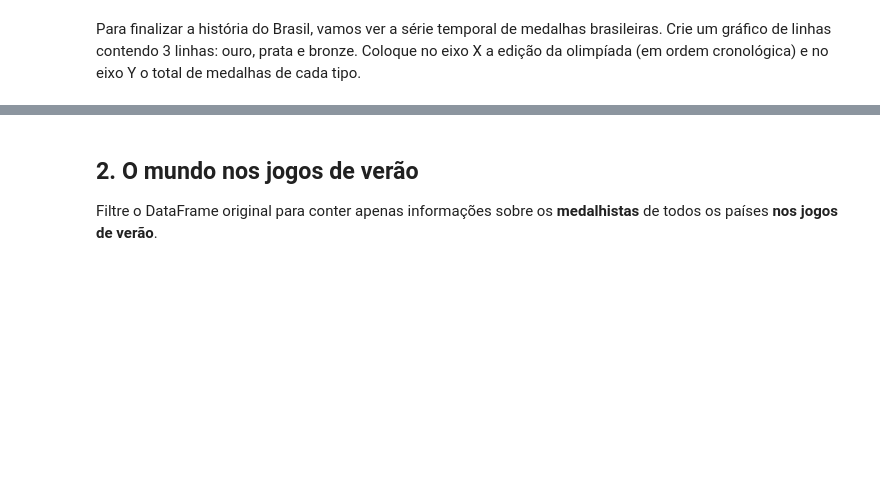
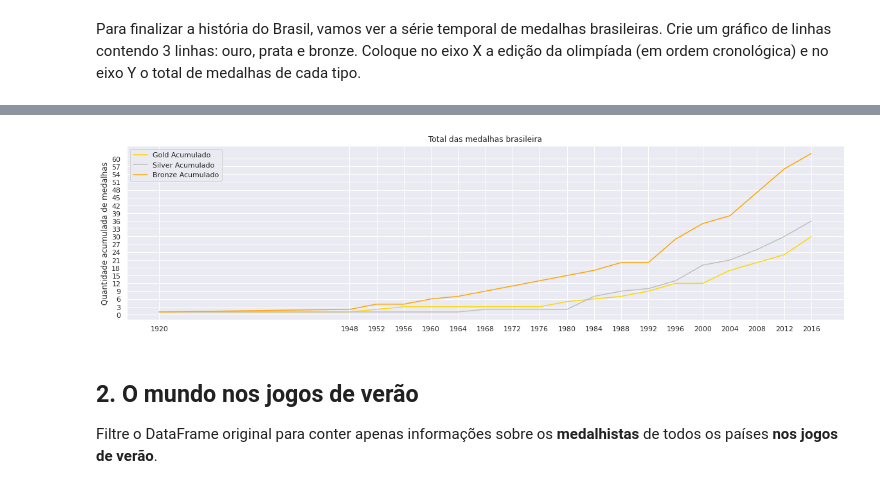
Before and after one commit to maycmesquia/Tool_Box, a Jupyter notebook: Projeto_Dataviz.ipynb, the cells around one changed output, grey strips where cells are left out. Cells and saved outputs as stored; diff of their text form; code cells hidden in the pictures; blank space fills up the shorter version.

```diff
--- a/Projeto_Dataviz.ipynb
+++ b/Projeto_Dataviz.ipynb
@@ -320,3 +314,17 @@ plt.xticks(df_eventos.index);
+# %%
+plt.figure(figsize=(20,5))
+
+plt.plot(df_eventos['Gold Ac'], label='Gold Acumulado', color='gold', );
+plt.plot(df_eventos['Silver Ac'], label='Silver Acumulado', color='silver');
+plt.plot(df_eventos['Bronze Ac'], label='Bronze Acumulado', color='orange');
+
+plt.title('Total das medalhas brasileira', loc='center');
+plt.ylabel('Quantidade acumulada de medalhas');
+plt.legend();
+plt.yticks(np.arange(max([df_eventos['Gold Ac'].max(),df_eventos['Silver Ac'].max(),df_eventos['Bronze Ac'].max()])+1, step=3))
+plt.xticks(df_eventos.index);
+# %% [output]
+[figure, added]
 # %% [markdown]
 ## 2. O mundo nos jogos de verão
 
```
Also changed, not shown: parts of 11 cells of this notebook.
